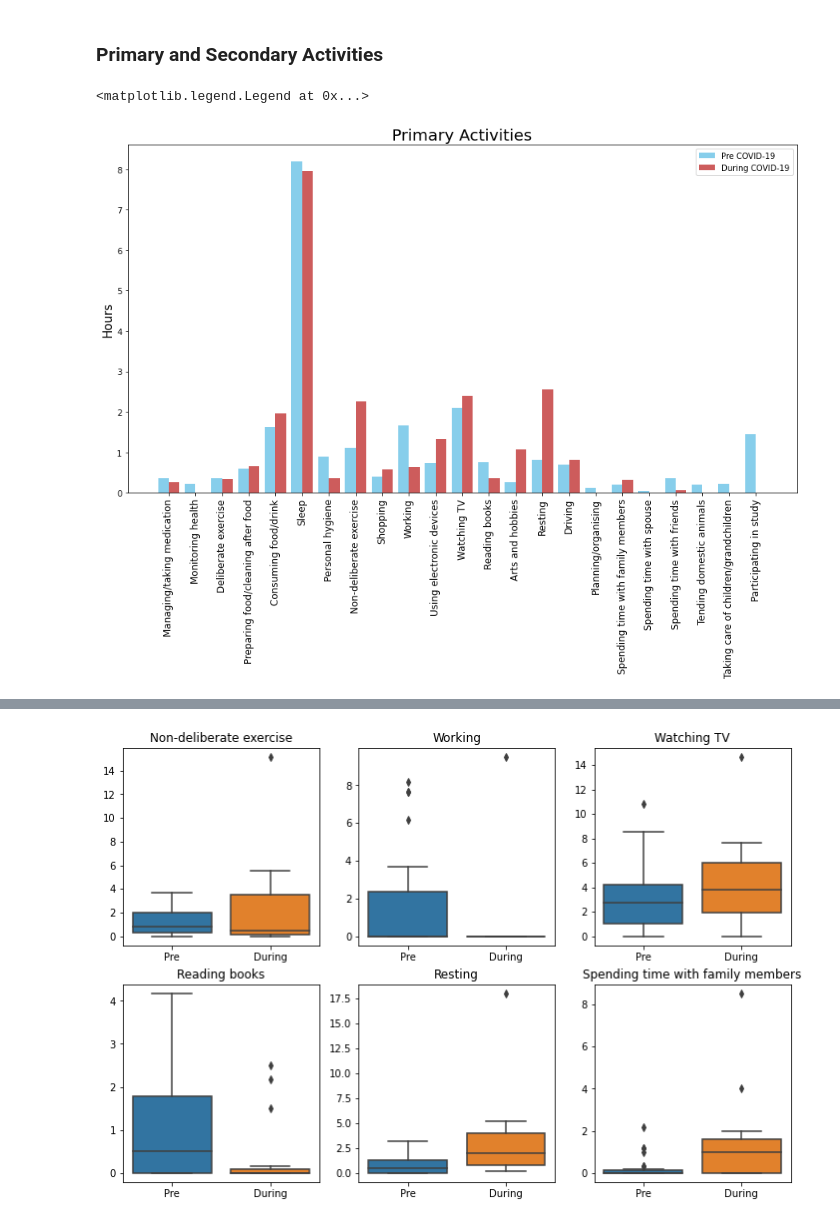
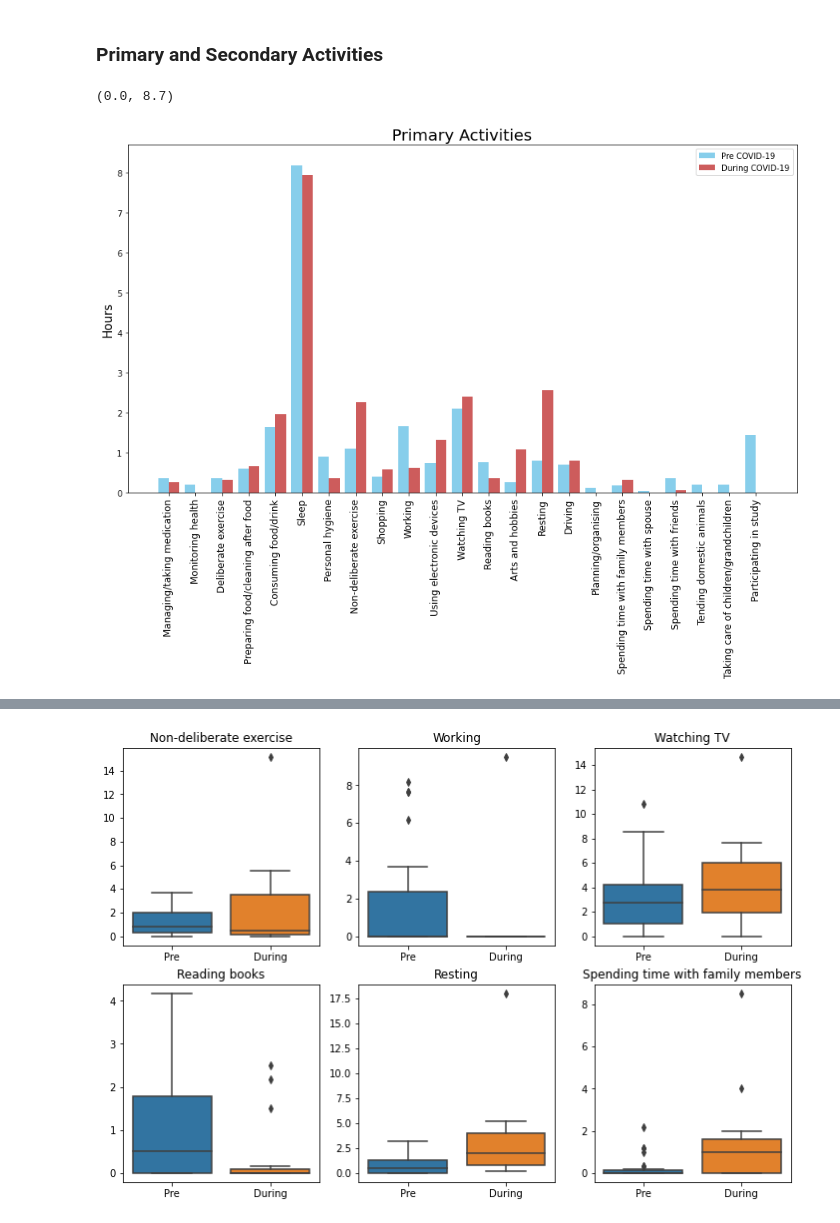
Before and after one commit to tommiehayes/Time-use-Analysis, a Jupyter notebook: Time use Analysis.ipynb, the cells around one changed output, grey strips where cells are left out. Saved outputs shown, nothing was run; the diff lists cells and outputs as text; code cells hidden in the pictures.

```diff
--- a/Time use Analysis.ipynb
+++ b/Time use Analysis.ipynb
@@ -45,19 +58,21 @@ def autolabel(rects):
 # %% [markdown]
 ### Primary and Secondary Activities
 # %%
+#Means of Primary Activities plot
 fig, ax = plt.subplots(figsize=(15, 8))
 x=np.arange(23)
 bar_width = 0.4
 
 prepri = ax.bar(x, pre_pri.mean()[:-1], width=bar_width, label='Pre COVID-19', color = 'SkyBlue')
 durpri = ax.bar(x+bar_width, dur_pri.mean()[:-1], width=bar_width, label='During COVID-19', color = 'IndianRed')
 
 ax.set_xticks(x+bar_width/2)
 ax.set_xticklabels(pre_pri.columns[1:-1], rotation=90, size=12)
 ax.set_title('Primary Activities', size=20)
 ax.set_ylabel('Hours', size=15)
 ax.legend()
+plt.ylim(0, 8.7)
 # %% [output]
-<matplotlib.legend.Legend at 0x...>
+(0.0, 8.7)
-[figure, old version]
+[figure, new version]
 # %%
```
Also changed, not shown: parts of 29 cells of this notebook.
